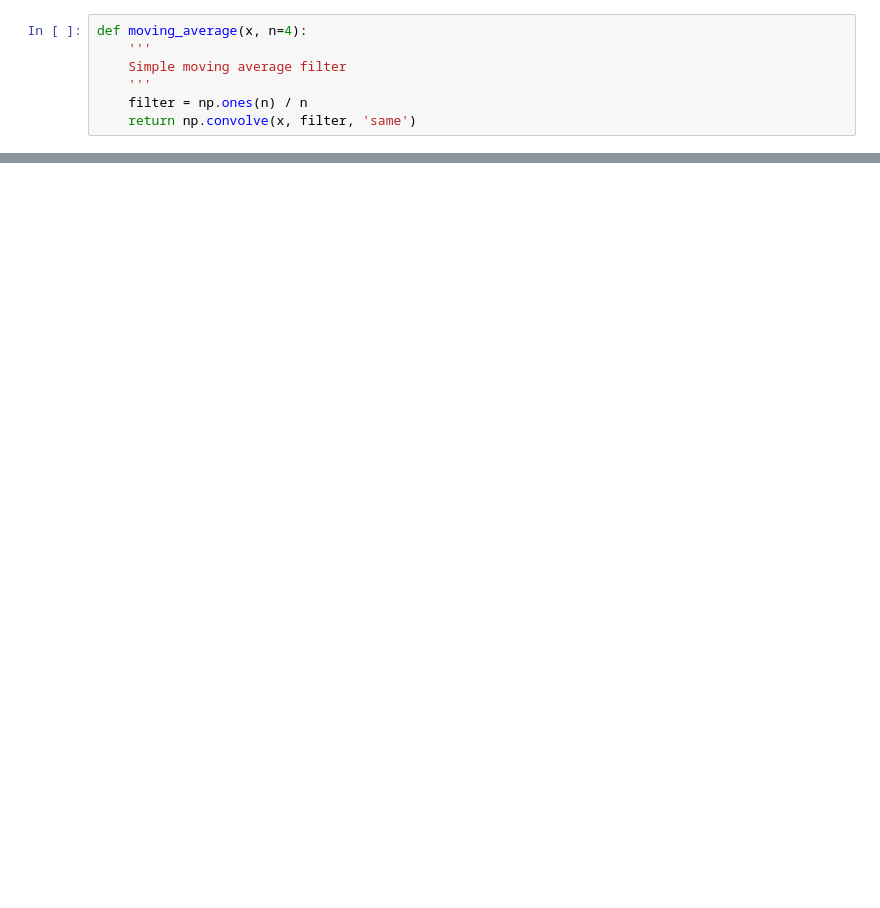
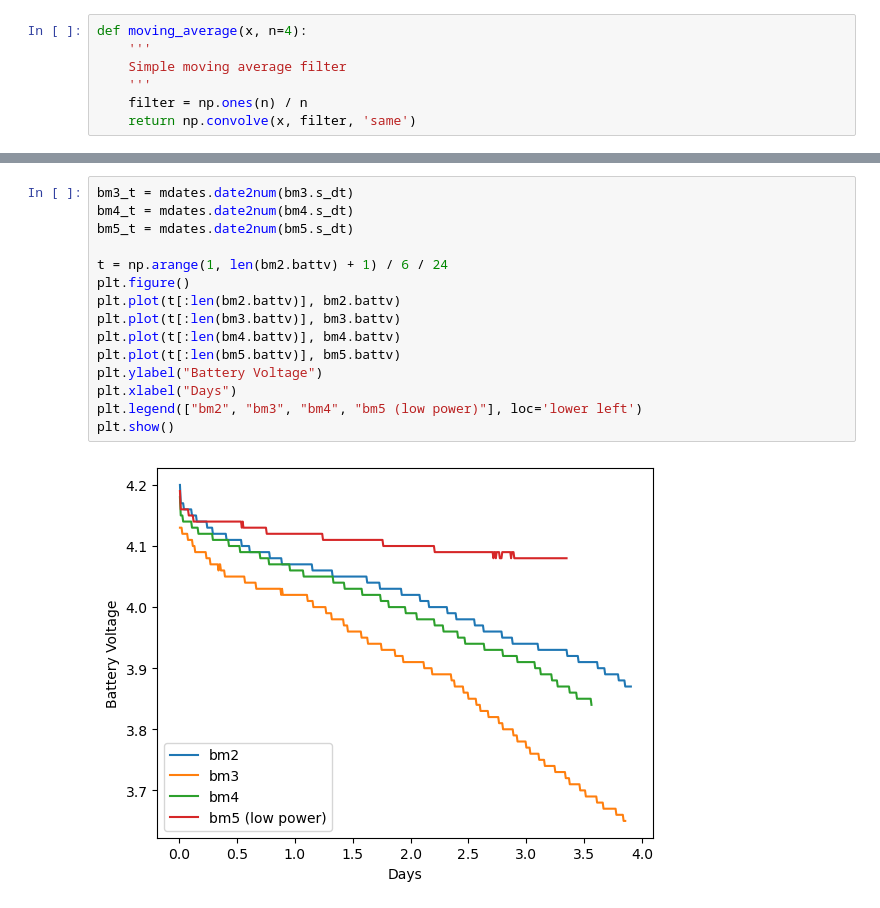
Before and after one commit to wFairmanOlin/Biomass, a Jupyter notebook: data/process_data.ipynb, the cells around one changed output, grey strips where cells are left out. Cells and saved outputs as stored; diff of their text form; blank space fills up the shorter version.

```diff
--- a/data/process_data.ipynb
+++ b/data/process_data.ipynb
@@ -69,0 +133,17 @@ plt.show()
+# %%
+bm3_t = mdates.date2num(bm3.s_dt)
+bm4_t = mdates.date2num(bm4.s_dt)
+bm5_t = mdates.date2num(bm5.s_dt)
+
+t = np.arange(1, len(bm2.battv) + 1) / 6 / 24
+plt.figure()
+plt.plot(t[:len(bm2.battv)], bm2.battv)
+plt.plot(t[:len(bm3.battv)], bm3.battv)
+plt.plot(t[:len(bm4.battv)], bm4.battv)
+plt.plot(t[:len(bm5.battv)], bm5.battv)
+plt.ylabel("Battery Voltage")
+plt.xlabel("Days")
+plt.legend(["bm2", "bm3", "bm4", "bm5 (low power)"], loc='lower left')
+plt.show()
+# %% [output]
+[figure, added]
```
Also changed, not shown: parts of 7 cells of this notebook, 54 other files.
